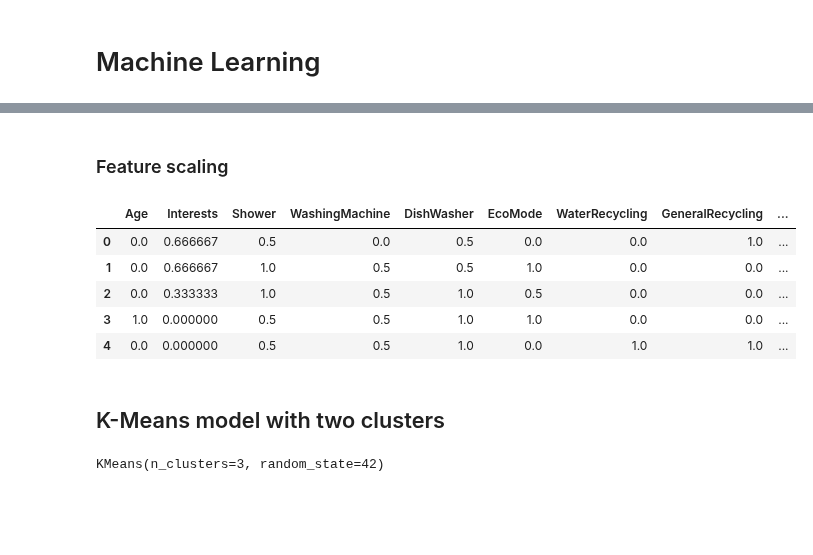
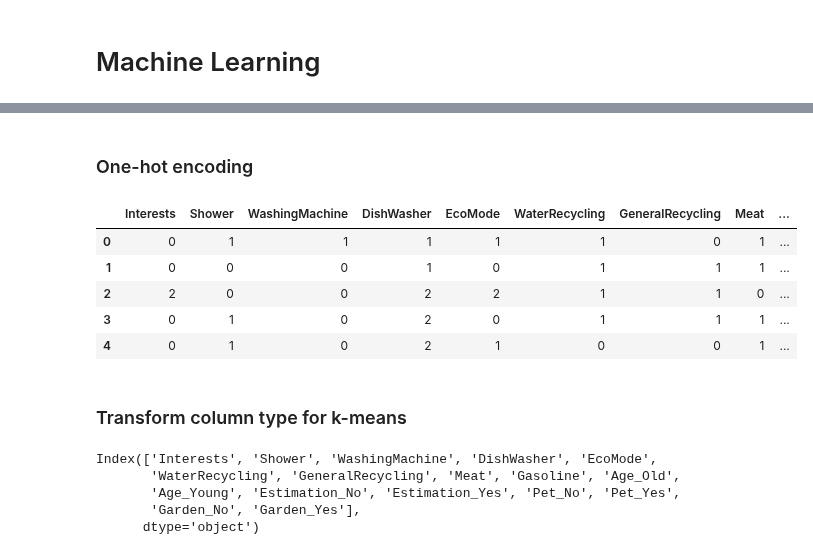
Before and after one commit to IgnacioGB1990/Data_Desafio, a Jupyter notebook: Cleaning/EDA_IGB.ipynb, the cells around one changed output, grey strips where cells are left out. Saved outputs shown, nothing was run; the diff lists cells and outputs as text; code cells hidden in the pictures; blank space fills up the shorter version.

```diff
--- a/Cleaning/EDA_IGB.ipynb
+++ b/Cleaning/EDA_IGB.ipynb
@@ -461,17 +476,17 @@ df.head()
 # %%
-# MÁS ECO => 0
-# MENOS ECO => 1
-# MENOS MENOS ECO => 2
+# # ECO FRIENDLY => 0
+# # MENOS ECO => 1
+# # MENOS MENOS ECO => 2
 
 # Gasoline
 df.loc[df["Gasoline"] == "Yes", "Gasoline"] = 1
 df.loc[df["Gasoline"] == "No", "Gasoline"] = 0
 
 # Interests
-df.loc[df["Estimation"] == "Ayudar al ecosistema", "Estimation"] = 0
-df.loc[df["Estimation"] == "Ahorrar agua", "Estimation"] = 0
-df.loc[df["Estimation"] == "Conocer mi huella hídrica", "Estimation"] = 1
-df.loc[df["Estimation"] == "Ahorrar dinero", "Estimation"] = 2
+df.loc[df["Interests"] == "Ayudar al ecosistema", "Interests"] = 0
+df.loc[df["Interests"] == "Ahorrar agua", "Interests"] = 0
+df.loc[df["Interests"] == "Conocer mi huella hídrica", "Interests"] = 1
+df.loc[df["Interests"] == "Ahorrar dinero", "Interests"] = 2
 
 # WaterRecycling
 df.loc[df["WaterRecycling"] == "Yes", "WaterRecycling"] = 0
@@ -533,2 +522,0 @@ df
-# %% [markdown]
-### Feature scaling
@@ -534,0 +570,15 @@ df
+# %% [markdown]
+### One-hot encoding
+# %%
+df = pd.get_dummies(df, columns= ["Age","Estimation","Pet","Garden"])
+
+df.head()
+# %% [output]
+|  | Interests | Shower | WashingMachine | DishWasher | EcoMode | WaterRecycling | GeneralRecycling | Meat | ... |
+| 0 | 0 | 1 | 1 | 1 | 1 | 1 | 0 | 1 | ... |
+| 1 | 0 | 0 | 0 | 1 | 0 | 1 | 1 | 1 | ... |
+| 2 | 2 | 0 | 0 | 2 | 2 | 1 | 1 | 0 | ... |
+| 3 | 0 | 1 | 0 | 2 | 0 | 1 | 1 | 1 | ... |
+| 4 | 0 | 1 | 0 | 2 | 1 | 0 | 0 | 1 | ... |
+# %% [markdown]
+### Transform column type for k-means
@@ -535 +587,9 @@ df
+# %%
+df.columns
+# %% [output]
+Index(['Interests', 'Shower', 'WashingMachine', 'DishWasher', 'EcoMode',
+       'WaterRecycling', 'GeneralRecycling', 'Meat', 'Gasoline', 'Age_Old',
+       'Age_Young', 'Estimation_No', 'Estimation_Yes', 'Pet_No', 'Pet_Yes',
+       'Garden_No', 'Garden_Yes'],
+      dtype='object')
 # %%
@@ -539,28 +597,0 @@ for column in df.select_dtypes(include=['float64']):
-# %%
-from sklearn.preprocessing import MinMaxScaler
-
-cols = df.columns
-
-ms = MinMaxScaler()
-
-X = ms.fit_transform(df)
-X = pd.DataFrame(X, columns=[cols])
-
-X.head()
-# %% [output]
-|  | Age | Interests | Shower | WashingMachine | DishWasher | EcoMode | WaterRecycling | GeneralRecycling | ... |
-| 0 | 0.0 | 0.666667 | 0.5 | 0.0 | 0.5 | 0.0 | 0.0 | 1.0 | ... |
-| 1 | 0.0 | 0.666667 | 1.0 | 0.5 | 0.5 | 1.0 | 0.0 | 0.0 | ... |
-| 2 | 0.0 | 0.333333 | 1.0 | 0.5 | 1.0 | 0.5 | 0.0 | 0.0 | ... |
-| 3 | 1.0 | 0.000000 | 0.5 | 0.5 | 1.0 | 1.0 | 0.0 | 0.0 | ... |
-| 4 | 0.0 | 0.000000 | 0.5 | 0.5 | 1.0 | 0.0 | 1.0 | 1.0 | ... |
-# %% [markdown]
-## K-Means model with two clusters
-# %%
-from sklearn.cluster import KMeans
-
-kmeans = KMeans(n_clusters=3, random_state=42)
-
-kmeans.fit(X)
-# %% [output]
-KMeans(n_clusters=3, random_state=42)
```
Also changed, not shown: parts of 22 cells of this notebook.
